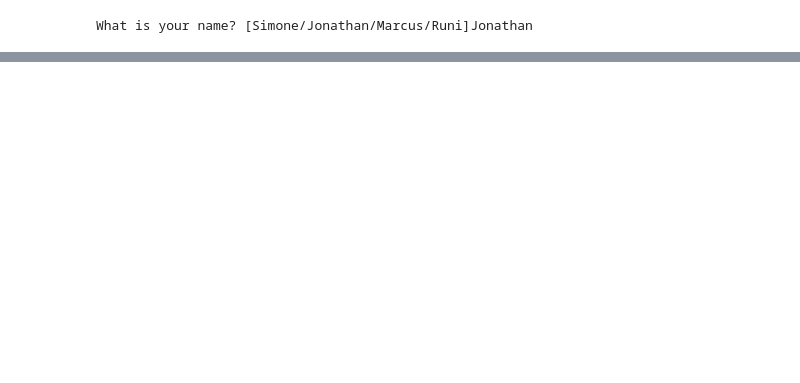
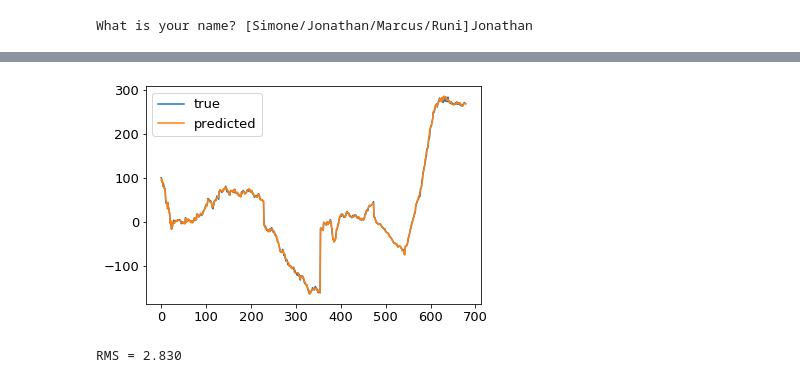
Before and after one commit to svejlgaard/finalproject, a Jupyter notebook: Jonathans testing time.ipynb, the cells around one changed output, grey strips where cells are left out. Drawn from its saved outputs; the diff is of its cells as text; code cells hidden in the pictures; blank space fills up the shorter version.

```diff
--- a/Jonathans testing time.ipynb
+++ b/Jonathans testing time.ipynb
@@ -41,0 +63,23 @@ plt.show()
+# %%
+# 50/50 split
+X_train, X_test = np.copy(data[ ::2, 3:]), np.copy(data[1::2, 3:])
+y_train, y_test = np.copy(data[ ::2, 1 ]), np.copy(data[1::2, 1 ])
+
+model = xgb.XGBRegressor()
+eval_set = [(X_train, y_train), (X_test, y_test)]
+model.fit(X_train, y_train, eval_set=eval_set, verbose=False)
+
+# make predictions for test data
+y_pred = model.predict(X_test)
+# %%
+plt.figure()
+plt.plot(y_test,label="true")
+plt.plot(y_pred, label="predicted")
+plt.legend()
+plt.show()
+
+rms = np.sqrt(np.sum((y_test-y_pred)**2)/len(y_test))
+print(f"RMS = {rms:.3f}")
+# %% [output]
+[figure, added]
+RMS = 2.830
```
Also changed, not shown: parts of 5 cells of this notebook, 1 other file.
